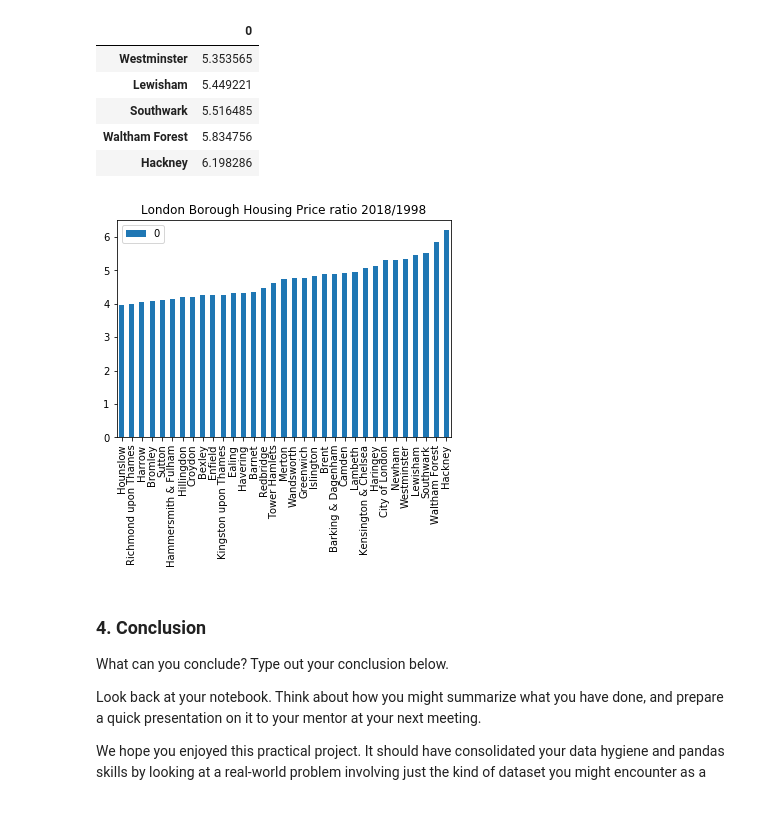
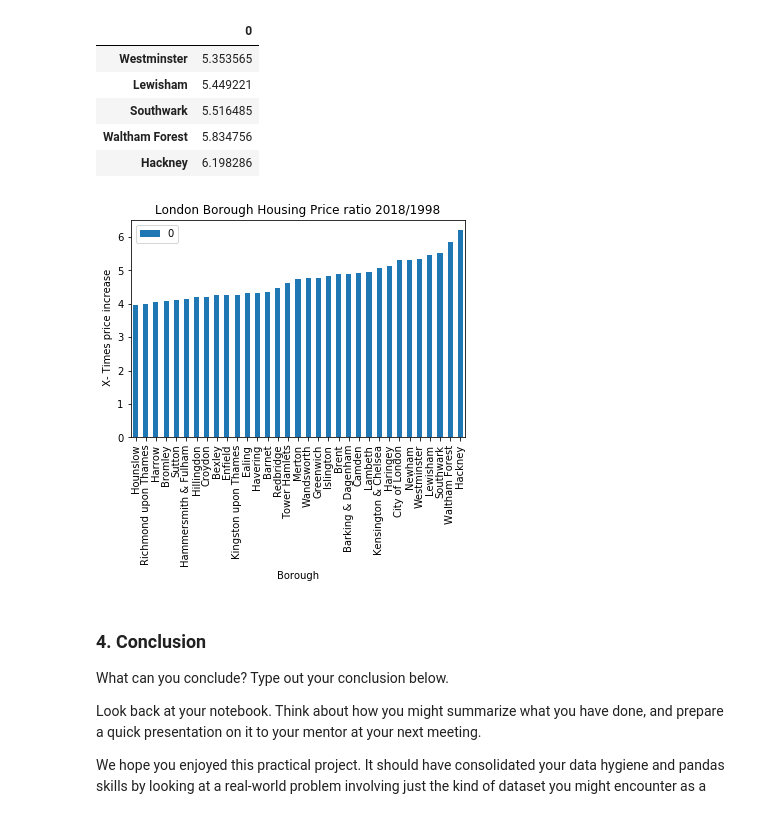
Before and after one commit to shubh8990/Data_Science_Projects, a Jupyter notebook: London Boroughs Housing Prices/Unit 4 Challenge - Tier 3.ipynb, the cells around one changed output. Saved outputs shown, nothing was run; the diff lists cells and outputs as text; code cells hidden in the pictures.

Commit message:
Added a new Plot to show price increase in all boroughs.

```diff
--- a/London Boroughs Housing Prices/Unit 4 Challenge - Tier 3.ipynb
+++ b/London Boroughs Housing Prices/Unit 4 Challenge - Tier 3.ipynb
@@ -419,9 +430,11 @@ df.tail(5)
 | Hackney | 6.198286 |
 # %%
 df.plot(kind = 'bar', title = 'London Borough Housing Price ratio 2018/1998')
+plt.xlabel("Borough")
+plt.ylabel(" X- Times price increase")
 plt.show()
 # %% [output]
-[figure, old version]
+[figure, new version]
 # %% [markdown]
 ### 4. Conclusion
 What can you conclude? Type out your conclusion below.
```
Also changed, not shown: parts of 3 cells of this notebook.
